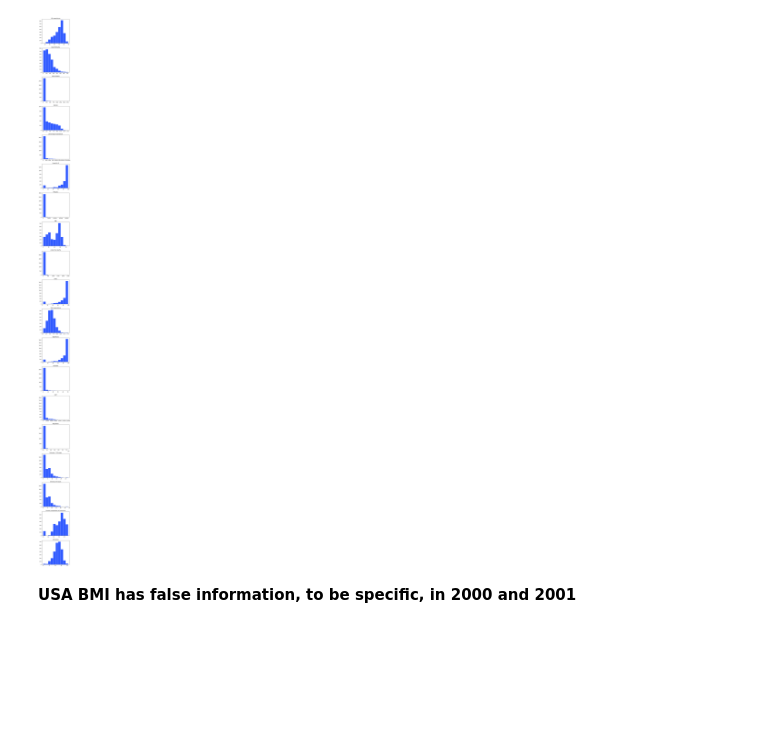
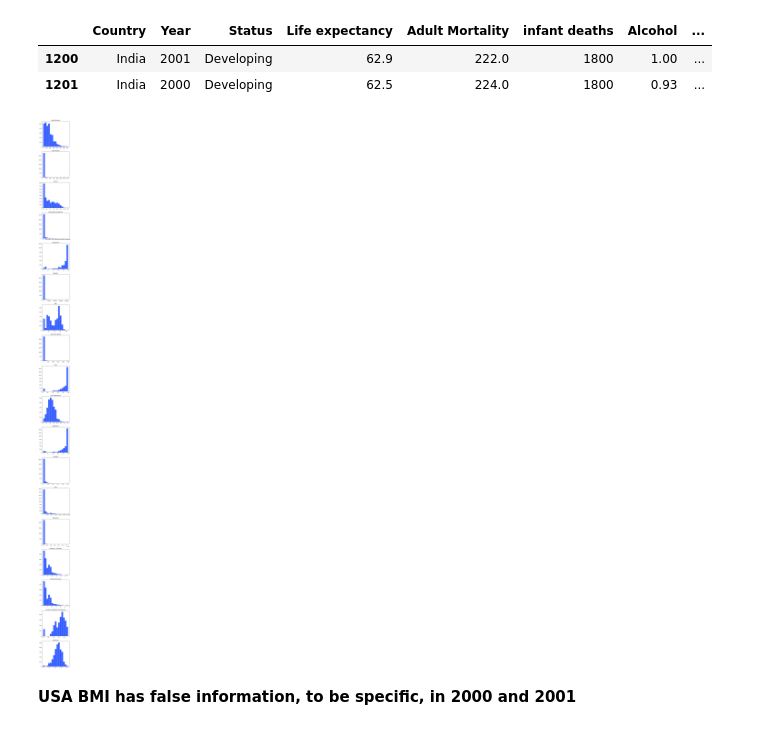
Before and after one commit to AidarbekPapakov/ds-solo-project, a Jupyter notebook: life_exp.ipynb, the cells around one changed output. Drawn from its saved outputs; the diff is of its cells as text; code cells hidden in the pictures; blank space fills up the shorter version.

Commit message:
add 90% of regression task, model selection is left (SVR, RandomForest)

```diff
--- a/life_exp.ipynb
+++ b/life_exp.ipynb
@@ -19,0 +138,20 @@ df.columns = stripped_columns
+# %%
+for column in regression_df_wo_null.columns[2:]:
+    x = regression_df_wo_null[column]
+    regression_df_wo_null[column] = (x-x.mean())/x.std(ddof=1)
+
+regression_df_wo_null_features = regression_df_wo_null[regression_df_wo_null.columns[2:]]
+
+
+
+pca = PCA(n_components = len(regression_df_wo_null_features.columns))
+pca.fit(regression_df_wo_null_features)
+sliced_regression_df_wo_null = pca.transform(regression_df_wo_null_features)
+
+
+
+importance = np.abs(pca.components_) * pca.explained_variance_ratio_.reshape(-1, 1)
+feature_importance = importance.sum(axis=0)
+
+for col_name, importance in zip(regression_df.columns[2:], feature_importance):
+    print(col_name, '-', importance)
@@ -20 +347,5 @@ df.columns = stripped_columns
+# %%
+numerical_columns = df.columns[4:]
+categorical_column = df.columns[[0,2]]
+target_column = df.columns[3]
 # %%
@@ -31,3 +370,0 @@ df.head()
-# %%
-numerical_columns = df.columns[3:]
-df[numerical_columns][:3]
@@ -35,0 +373,2 @@ df[numerical_columns][:3]
+# %%
+df["feature_vector"] = df[numerical_columns].apply(lambda row: tuple(row.fillna(0)), axis=1)
@@ -36,12 +417,18 @@ df[numerical_columns][:3]
+# %%
+df[df['infant deaths']==df['infant deaths'].max()]
+# %% [output]
+|  | Country | Year | Status | Life expectancy | Adult Mortality | infant deaths | Alcohol | ... |
+| 1200 | India | 2001 | Developing | 62.9 | 222.0 | 1800 | 1.00 | ... |
+| 1201 | India | 2000 | Developing | 62.5 | 224.0 | 1800 | 0.93 | ... |
 # %%
 fig, axes = plt.subplots(len(numerical_columns), figsize = (5, 100), dpi = 130)
 
 
 for col_num, col_name in enumerate(numerical_columns):
-    axes[col_num].hist(df[col_name], color = (0, 0.2, 1, 0.8), edgecolor='white')
+    axes[col_num].hist(df[col_name], bins = 15, color = (0, 0.2, 1, 0.8), edgecolor='white')
     axes[col_num].set_title(f"{col_name}")
 # %% [output]
-[figure, old version]
+[figure, new version]
 # %% [markdown]
 **USA BMI has false information, to be specific, in 2000 and 2001**
 # %%
```
Also changed, not shown: parts of 41 cells of this notebook.
